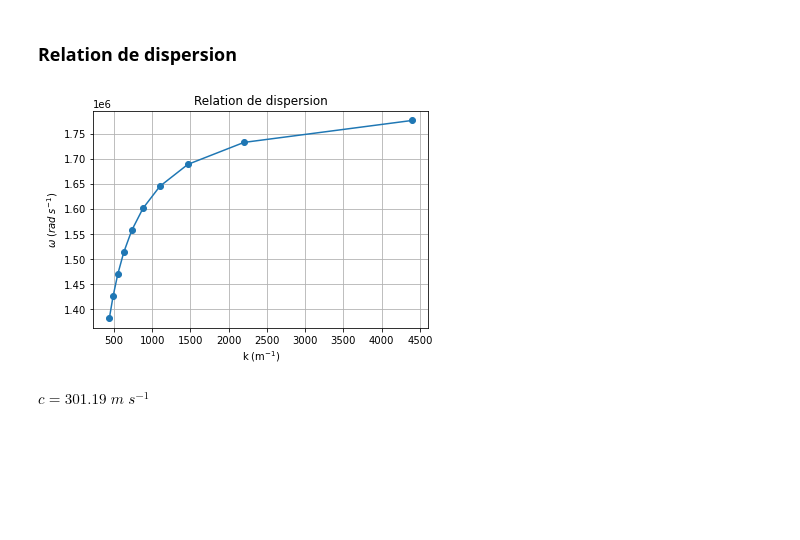
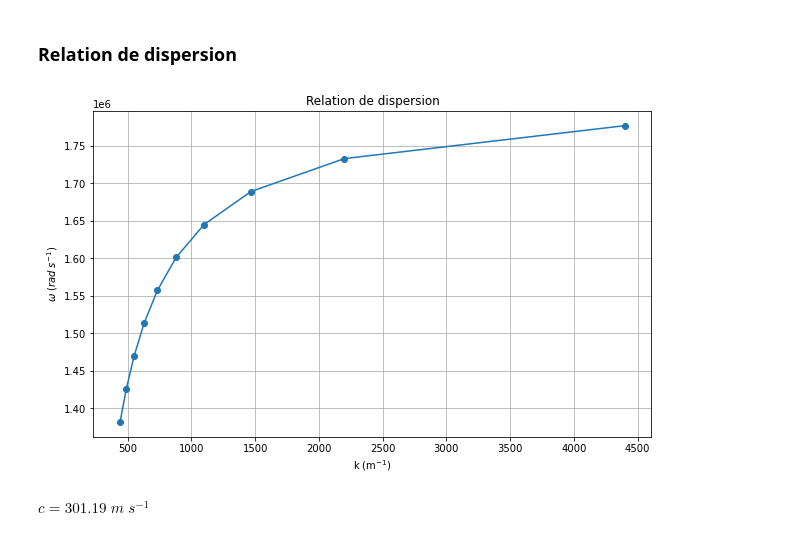
Before and after one commit to kmiloarguello/kmiloarguello.github.io, a Jupyter notebook: phyca/content/LU2PY121/TPS/TP4/TP4.ipynb, the cells around one changed output. Drawn from its saved outputs; the diff is of its cells as text; code cells hidden in the pictures; blank space fills up the shorter version.

```diff
--- a/phyca/content/LU2PY121/TPS/TP4/TP4.ipynb
+++ b/phyca/content/LU2PY121/TPS/TP4/TP4.ipynb
@@ -69,29 +73,30 @@ $\displaystyle \lambda = 0.98 \; cm$
 # %%
 # mesures
 
 # fréquences réparties sur un intervalle +- 5 KHz
 v = np.linspace(v_0 - 5, v_0 + 5, 10) # KHz
 d = np.array([10, 9, 8, 7, 6, 5, 4, 3, 2, 1]) # cm
 N = 7 * np.ones(len(d)) # nombre des fois que les signaux sont en phase
 lam = d / N # cm
 
 k = 2 * np.pi / lam # cm^-1
 k_m = k * 100 # m^-1
 w = 2 * np.pi * v # KHz
 w_Hz = w * 1e3 # Hz
 w_rad_s = w_Hz * 2 * np.pi # rad/s
 
 delta_k = 0.1 # cm^-1
 delta_k_m = delta_k * 100 # m^-1
 
+plt.figure(figsize=(10, 6))
 plt.errorbar(k_m, w_rad_s, xerr=delta_k_m, fmt='o-')
 plt.xlabel('k (m$^{-1}$)')
 plt.ylabel('$\\omega$ ($rad \; s^{-1}$)')
 plt.title('Relation de dispersion')
 plt.grid()
 plt.show()
 # %% [output]
-[figure, old version]
+[figure, new version]
 # %%
 # Valeur c à partir du graphe
 # Vitesse c = w / k
```
Also changed, not shown: parts of 8 cells of this notebook.
